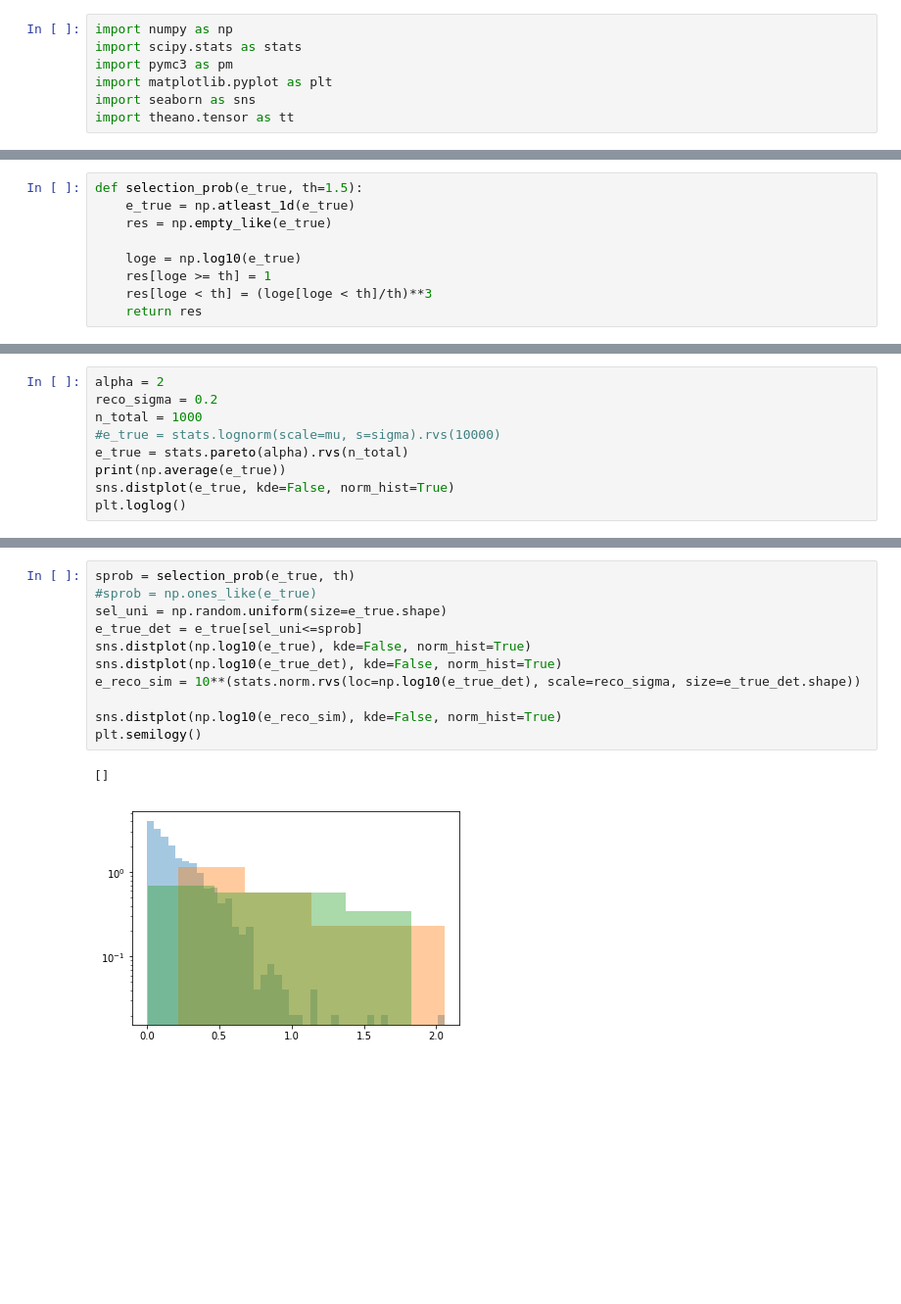
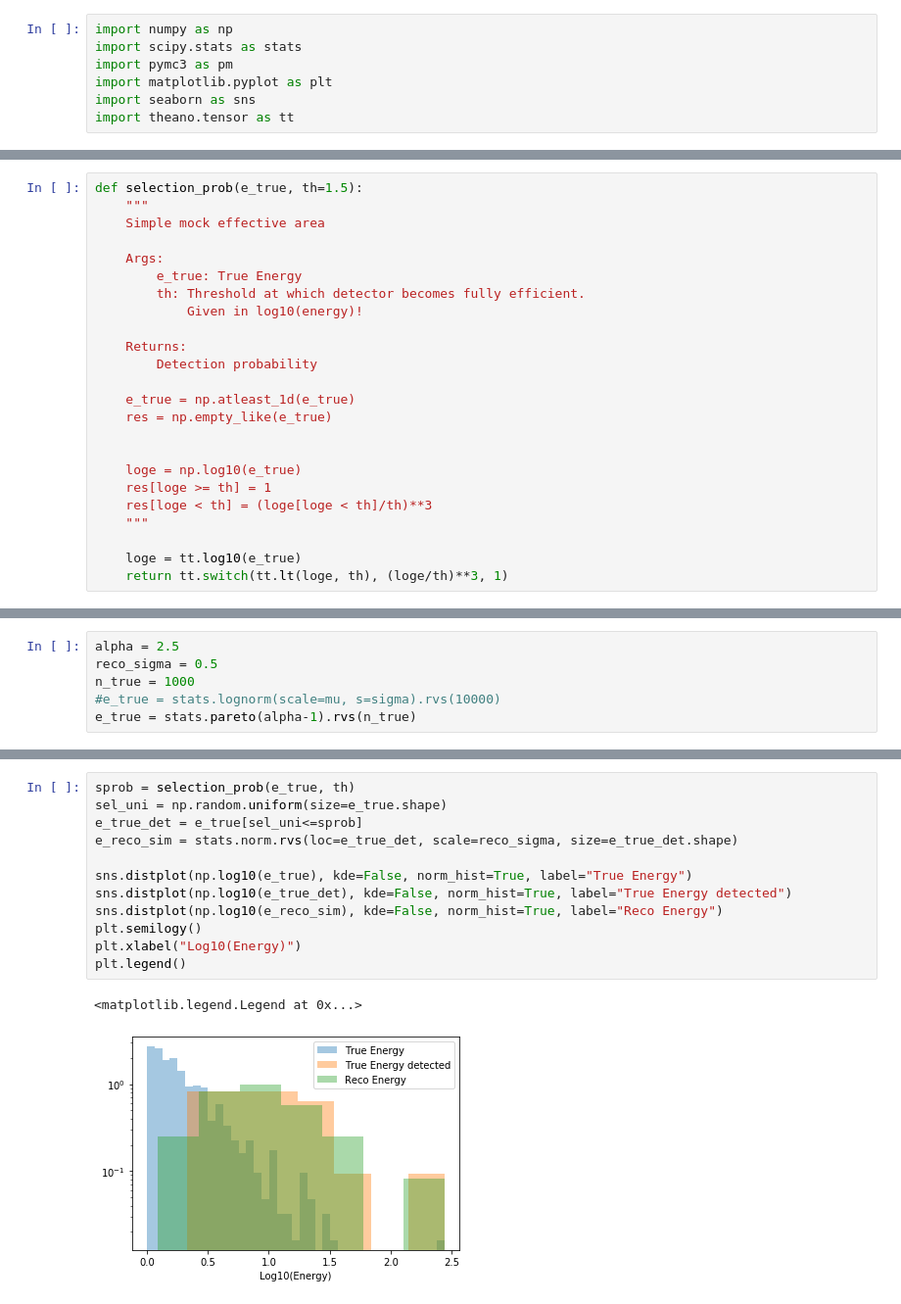
Before and after one commit to specktakel/hierarchical_nu, a Jupyter notebook: sandbox/sampling_bias.ipynb, the cells around one changed output, grey strips where cells are left out. Shown at 98% size. Drawn from its saved outputs; the diff is of its cells as text; blank space fills up the shorter version.

```diff
--- a/sandbox/sampling_bias.ipynb
+++ b/sandbox/sampling_bias.ipynb
@@ -8,12 +11,27 @@ import theano.tensor as tt
 # %%
 def selection_prob(e_true, th=1.5):
+    """
+    Simple mock effective area
+
+    Args:
+        e_true: True Energy
+        th: Threshold at which detector becomes fully efficient.
+            Given in log10(energy)!
+
+    Returns:
+        Detection probability
+
     e_true = np.atleast_1d(e_true)
     res = np.empty_like(e_true)
+
 
     loge = np.log10(e_true)
     res[loge >= th] = 1
     res[loge < th] = (loge[loge < th]/th)**3
-    return res
+    """
+
+    loge = tt.log10(e_true)
+    return tt.switch(tt.lt(loge, th), (loge/th)**3, 1)
 # %%
 xs = np.logspace(0, 3, 100)
 th = 1.5
@@ -25,9 +45,6 @@ plt.semilogx()
 # %%
-alpha = 2
-reco_sigma = 0.2
-n_total = 1000
+alpha = 2.5
+reco_sigma = 0.5
+n_true = 1000
 #e_true = stats.lognorm(scale=mu, s=sigma).rvs(10000)
-e_true = stats.pareto(alpha).rvs(n_total)
-print(np.average(e_true))
-sns.distplot(e_true, kde=False, norm_hist=True)
-plt.loglog()
+e_true = stats.pareto(alpha-1).rvs(n_true)
@@ -38,14 +79,15 @@ plt.loglog()
 # %%
 sprob = selection_prob(e_true, th)
-#sprob = np.ones_like(e_true)
 sel_uni = np.random.uniform(size=e_true.shape)
 e_true_det = e_true[sel_uni<=sprob]
-sns.distplot(np.log10(e_true), kde=False, norm_hist=True)
-sns.distplot(np.log10(e_true_det), kde=False, norm_hist=True)
-e_reco_sim = 10**(stats.norm.rvs(loc=np.log10(e_true_det), scale=reco_sigma, size=e_true_det.shape))
+e_reco_sim = stats.norm.rvs(loc=e_true_det, scale=reco_sigma, size=e_true_det.shape)
 
-sns.distplot(np.log10(e_reco_sim), kde=False, norm_hist=True)
+sns.distplot(np.log10(e_true), kde=False, norm_hist=True, label="True Energy")
+sns.distplot(np.log10(e_true_det), kde=False, norm_hist=True, label="True Energy detected")
+sns.distplot(np.log10(e_reco_sim), kde=False, norm_hist=True, label="Reco Energy")
 plt.semilogy()
+plt.xlabel("Log10(Energy)")
+plt.legend()
 # %% [output]
-[]
+<matplotlib.legend.Legend at 0x...>
-[figure, old version]
+[figure, new version]
```
Also changed, not shown: parts of 25 cells of this notebook.
